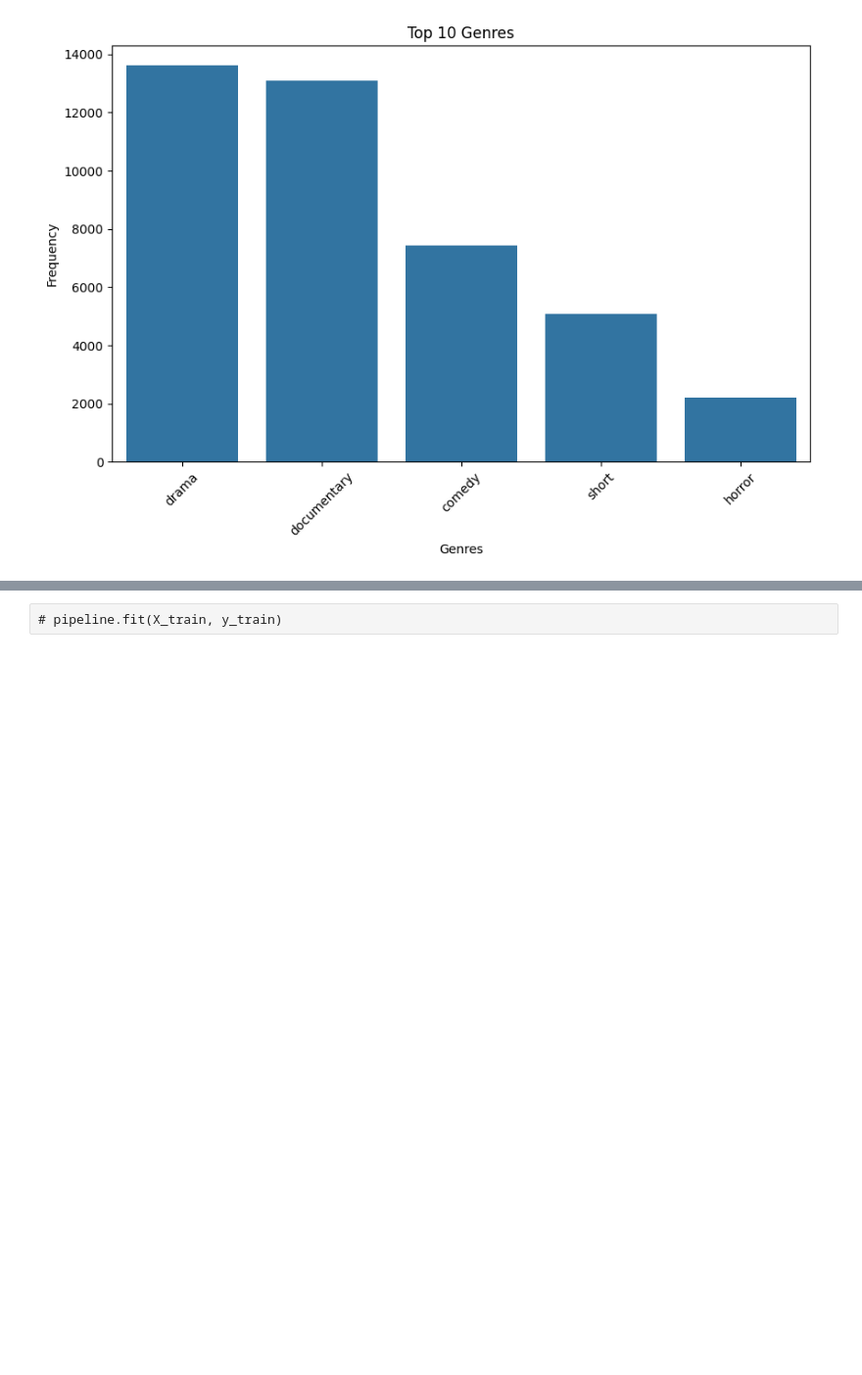
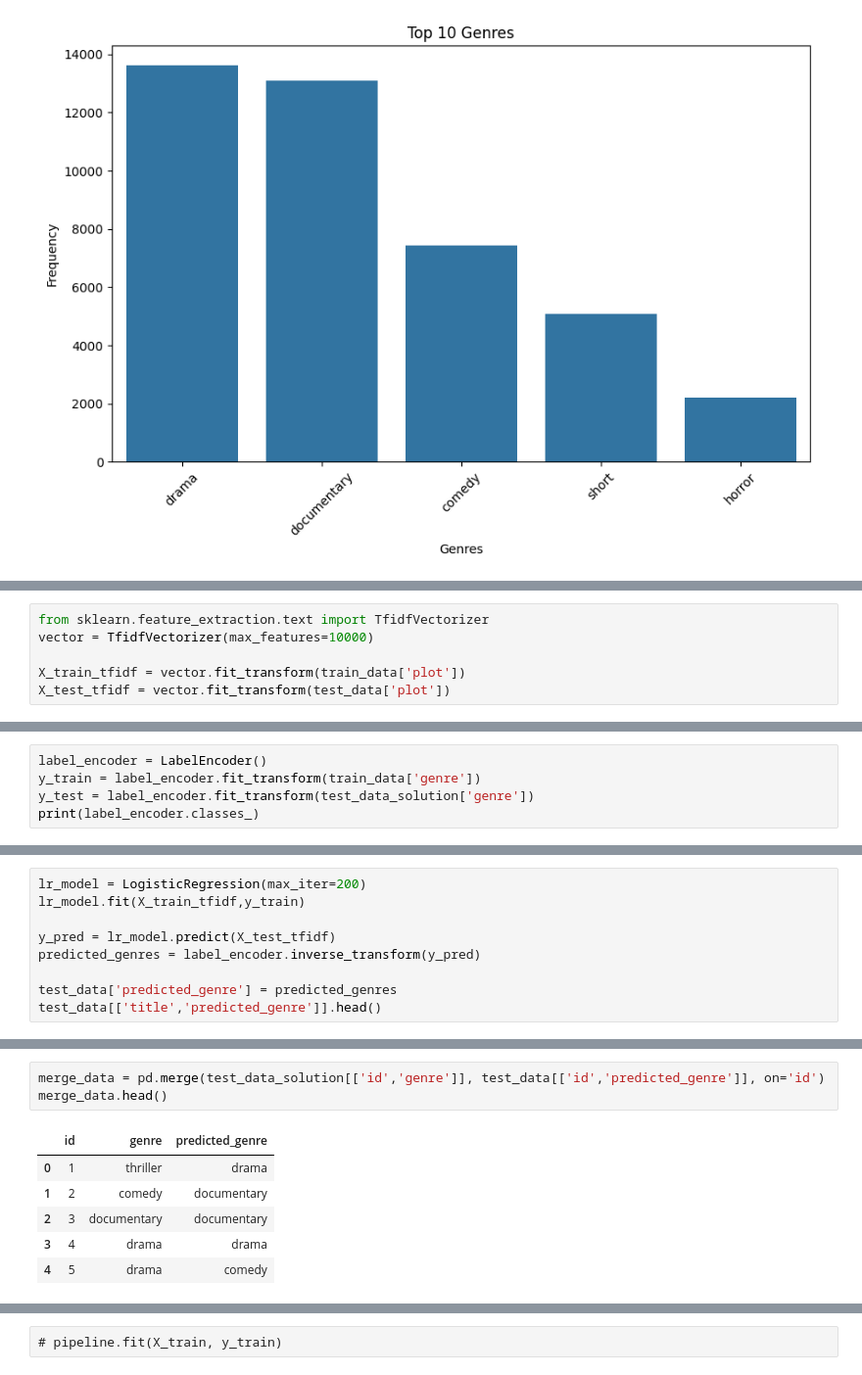
Before and after one commit to amannnnnyyyy/CODSOFT, a Jupyter notebook: movie_genre_classification/notebooks/movie.ipynb, the cells around one changed output, grey strips where cells are left out. Shown at 98% size. Drawn from its saved outputs; the diff is of its cells as text; blank space fills up the shorter version.

Commit message:
final commit for movie genre classification

```diff
--- a/movie_genre_classification/notebooks/movie.ipynb
+++ b/movie_genre_classification/notebooks/movie.ipynb
@@ -74,0 +100,6 @@ top_5_genres(train_data)
+# %%
+from sklearn.feature_extraction.text import TfidfVectorizer
+vector = TfidfVectorizer(max_features=10000)
+
+X_train_tfidf = vector.fit_transform(train_data['plot'])
+X_test_tfidf = vector.fit_transform(test_data['plot'])
@@ -74,0 +108,5 @@ top_5_genres(train_data)
+# %%
+label_encoder = LabelEncoder()
+y_train = label_encoder.fit_transform(train_data['genre'])
+y_test = label_encoder.fit_transform(test_data_solution['genre'])
+print(label_encoder.classes_)
@@ -74,0 +120,9 @@ top_5_genres(train_data)
+# %%
+lr_model = LogisticRegression(max_iter=200)
+lr_model.fit(X_train_tfidf,y_train)
+
+y_pred = lr_model.predict(X_test_tfidf)
+predicted_genres = label_encoder.inverse_transform(y_pred)
+
+test_data['predicted_genre'] = predicted_genres
+test_data[['title','predicted_genre']].head()
@@ -74,0 +136,10 @@ top_5_genres(train_data)
+# %%
+merge_data = pd.merge(test_data_solution[['id','genre']], test_data[['id','predicted_genre']], on='id')
+merge_data.head()
+# %% [output]
+|  | id | genre | predicted_genre |
+| 0 | 1 | thriller | drama |
+| 1 | 2 | comedy | documentary |
+| 2 | 3 | documentary | documentary |
+| 3 | 4 | drama | drama |
+| 4 | 5 | drama | comedy |
```
Also changed, not shown: parts of 19 cells of this notebook, 1 other file.
